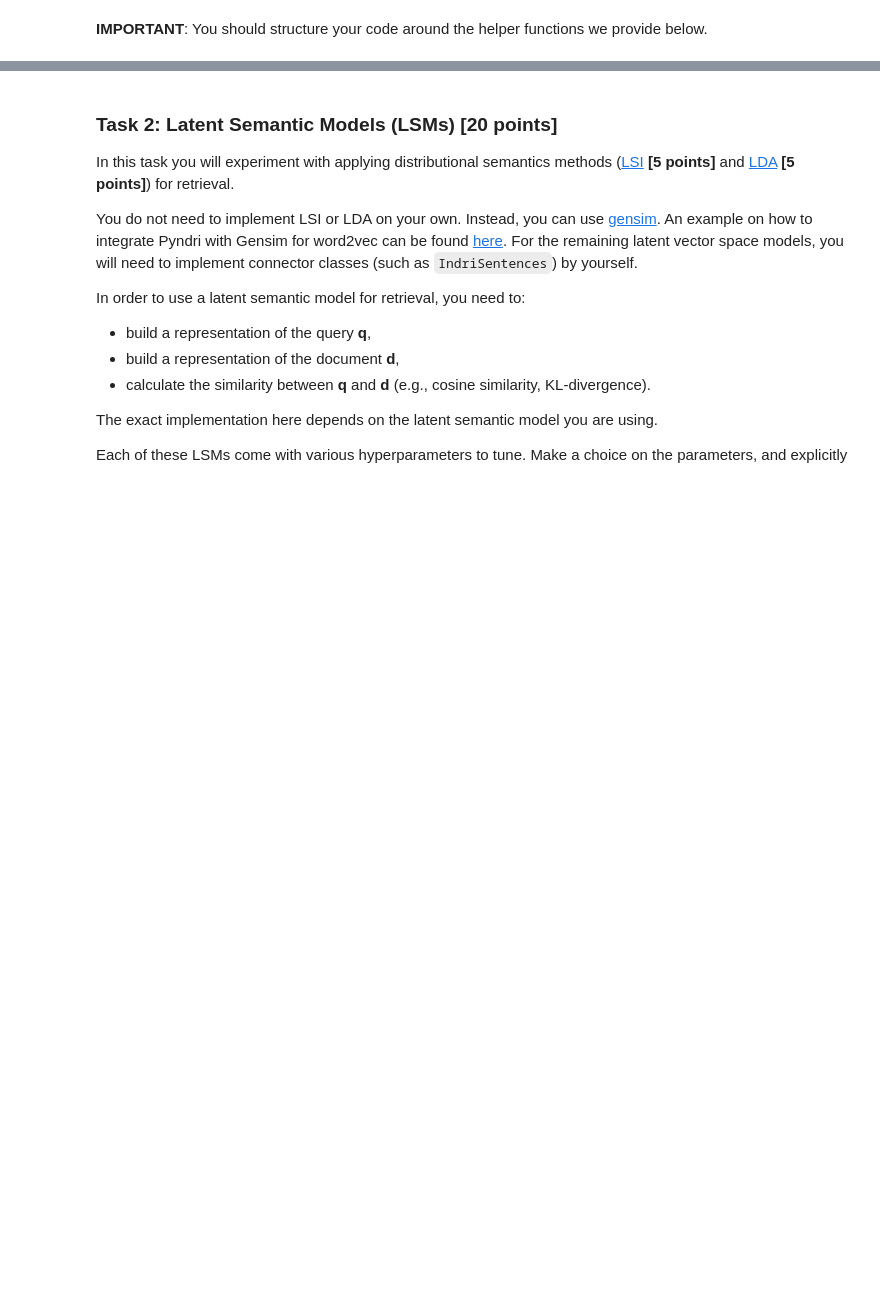
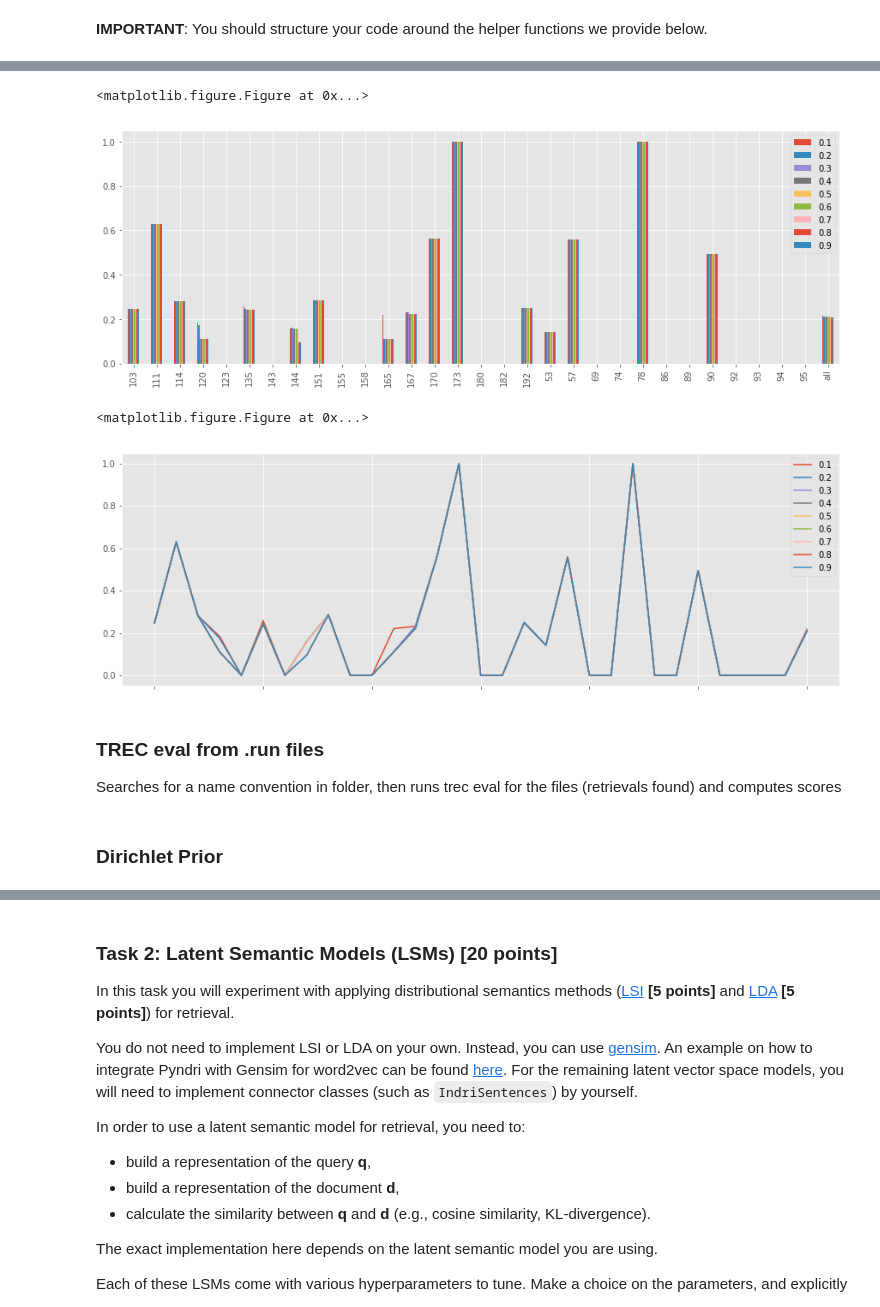
Before and after one commit to littlewine/search-struct-unstruct-data, a Jupyter notebook: assignment 1 guido.ipynb, the cells around one changed output, grey strips where cells are left out. Drawn from its saved outputs; the diff is of its cells as text; code cells hidden in the pictures; blank space fills up the shorter version.

Commit message:
Plotting of individual queries

```diff
--- a/assignment 1 guido.ipynb
+++ b/assignment 1 guido.ipynb
@@ -449,0 +517,13 @@ Retrieving using tfidf
+# %%
+def jelinek_mercer(int_document_id, query_term_id, document_term_freq, lambd = 0.75):
+    """
+    Scoring function for a document and a query term
+
+    :param int_document_id: the document id
+    :param query_token_id: the query term id (assuming you have split the query to tokens)
+    :param document_term_freq: the document term frequency of the query term
+    :param lambd: lambda value of linear interpolation (default = 0.75)
+    """
+    P_mle_doc = document_term_freq / document_lengths[int_document_id]
+
+    return ( (lambd * P_mle_doc) + ((1-lambd)*P_mle_col[query_term_id]) )
@@ -449,0 +546,28 @@ Retrieving using tfidf
+# %%
+import re
+import matplotlib.pyplot as plt
+
+
+columns = [0.1, 0.2, 0.3, 0.4, 0.5, 0.6, 0.7, 0.8, 0.9]
+
+jm = pd.DataFrame(columns=columns)
+
+for param_value in np.arange(0.1,0.91,0.1):
+    start_time = time.time()
+
+    filename = 'retrievals/jelinek_mercer_lambda='+str(param_value)
+
+    run_retrieval(filename,jelinek_mercer, lambd = param_value)
+
+    print ('finished {} in {} sec'.format(filename,(time.time()-start_time)))
+
+    results = !trec_eval -m all_trec -q ./ap_88_89/qrel_validation { filename }.run | grep -E "^ndcg_cut_10\s"
+
+    for result in results:
+        result = re.sub( '\s+', ' ', result ).strip().split()
+
+        index = result[1]
+        value = float(result[2])
+        param_value = round(param_value,1)
+
+        jm.set_value(index, param_value, value)
@@ -449,0 +584,11 @@ Retrieving using tfidf
+# %%
+plt.figure(dpi=300); jm.plot(kind='bar', figsize=(15,5));
+plt.figure(dpi=300); jm.plot(figsize=(15,5));
+# %% [output]
+<matplotlib.figure.Figure at 0x...>
+[figure, added]
+<matplotlib.figure.Figure at 0x...>
+[figure, added]
+# %% [markdown]
+### TREC eval from .run files
+Searches for a name convention in folder, then runs trec eval for the files (retrievals found) and computes scores
@@ -449,0 +624,2 @@ Retrieving using tfidf
+# %% [markdown]
+### Dirichlet Prior
```
Also changed, not shown: parts of 46 cells of this notebook.
